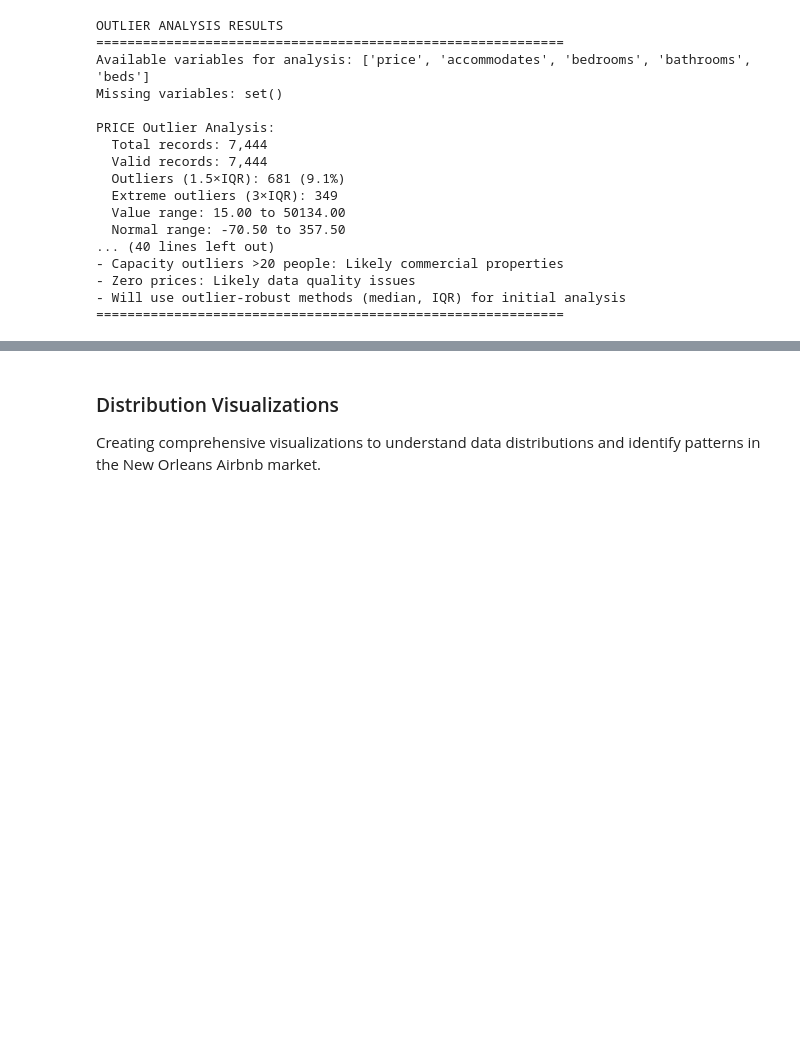
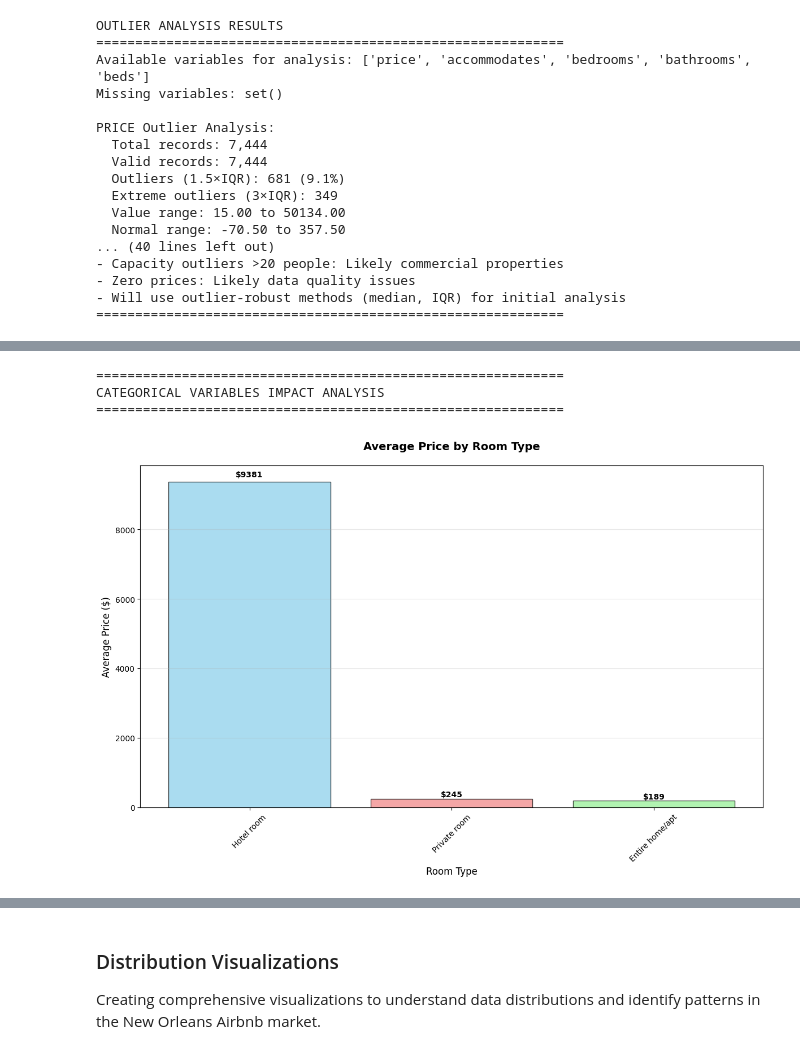
Before and after one commit to Trademark2004/AI-Applications-Project, a Jupyter notebook: Final_Project_661.ipynb, the cells around one changed output, grey strips where cells are left out. Saved outputs shown, nothing was run; the diff lists cells and outputs as text; code cells hidden in the pictures; blank space fills up the shorter version.

```diff
--- a/Final_Project_661.ipynb
+++ b/Final_Project_661.ipynb
@@ -605,0 +1127,70 @@ No numerical correlations to display for reviews dataset (only ID columns)
+# %%
+# 4. CATEGORICAL VARIABLES IMPACT ON PRICE
+# Analysis of how categorical variables affect pricing
+
+print("="*60)
+print("CATEGORICAL VARIABLES IMPACT ANALYSIS")
+print("="*60)
+
+if 'room_type' in listings_df.columns and 'price' in listings_df.columns:
+    # Analyze room type impact on price
+    room_price_analysis = listings_df.groupby('room_type')['price'].agg(['mean', 'count']).reset_index()
+    room_price_analysis = room_price_analysis[room_price_analysis['count'] >= 10]  # Minimum 10 properties
+    room_price_analysis = room_price_analysis.sort_values('mean', ascending=False)
+
+    if len(room_price_analysis) > 0:
+        # Create individual categorical impact visualization
+        plt.figure(figsize=(12, 8))
+
+        bars = plt.bar(range(len(room_price_analysis)), room_price_analysis['mean'],
+                      color=['skyblue', 'lightcoral', 'lightgreen', 'gold'][:len(room_price_analysis)],
+                      alpha=0.7, edgecolor='black')
+
+        plt.title('Average Price by Room Type', fontsize=14, fontweight='bold', pad=20)
+        plt.xlabel('Room Type', fontsize=12)
+        plt.ylabel('Average Price ($)', fontsize=12)
+        plt.xticks(range(len(room_price_analysis)), room_price_analysis['room_type'], rotation=45)
+
+        # Add value labels on bars
+        for i, bar in enumerate(bars):
+            height = bar.get_height()
+            plt.text(bar.get_x() + bar.get_width()/2., height + height*0.01,
+                    f'${height:.0f}', ha='center', va='bottom', fontweight='bold')
+
+        plt.grid(axis='y', alpha=0.3)
+        plt.tight_layout()
+        plt.show()
+
+        print(f"Room Type Price Analysis Results:")
+        for _, row in room_price_analysis.iterrows():
+            print(f"  • {row['room_type']}: ${row['mean']:,.2f} average (n={row['count']:,} properties)")
+
+        # Additional categorical analysis
+        print(f"\nPrice Range Analysis:")
+        price_range = room_price_analysis['mean'].max() - room_price_analysis['mean'].min()
+        print(f"  • Price range across room types: ${price_range:,.2f}")
+
+        highest_type = room_price_analysis.iloc[0]
+        lowest_type = room_price_analysis.iloc[-1]
+        multiplier = highest_type['mean'] / lowest_type['mean']
+        print(f"  • {highest_type['room_type']} costs {multiplier:.1f}x more than {lowest_type['room_type']}")
+
+    else:
+        print("⚠ Insufficient room type data for analysis")
+else:
+    print("⚠ Room type or price data not available")
+
+print(f"\n{'='*60}")
+print("CORRELATION ANALYSIS SUMMARY")
+print("="*60)
+print("✓ Individual correlation matrices created for better readability")
+print("✓ Dummy variables successfully integrated into analysis")
+print("✓ Price relationships identified and visualized separately")
+print("✓ Categorical variables impact on pricing analyzed independently")
+print("✓ Each chart now displays as a separate, focused visualization")
+print("="*60)
+# %% [output]
+============================================================
+CATEGORICAL VARIABLES IMPACT ANALYSIS
+============================================================
+[figure, added]
```
Also changed, not shown: parts of 35 cells of this notebook, 1 other file.
